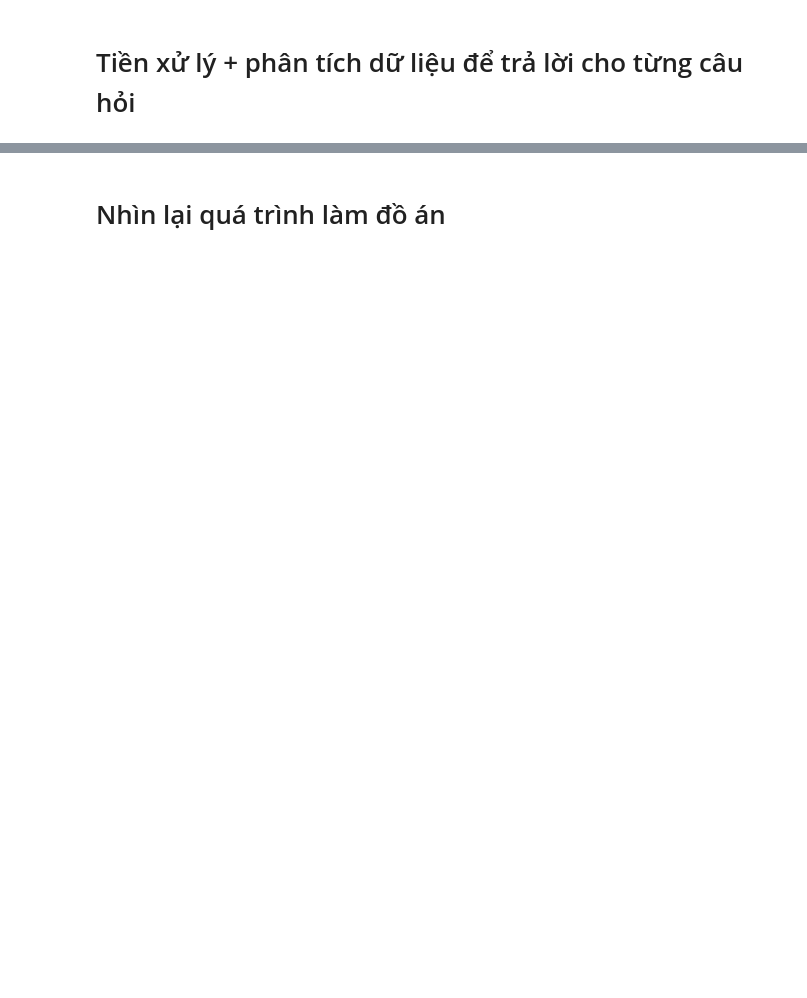
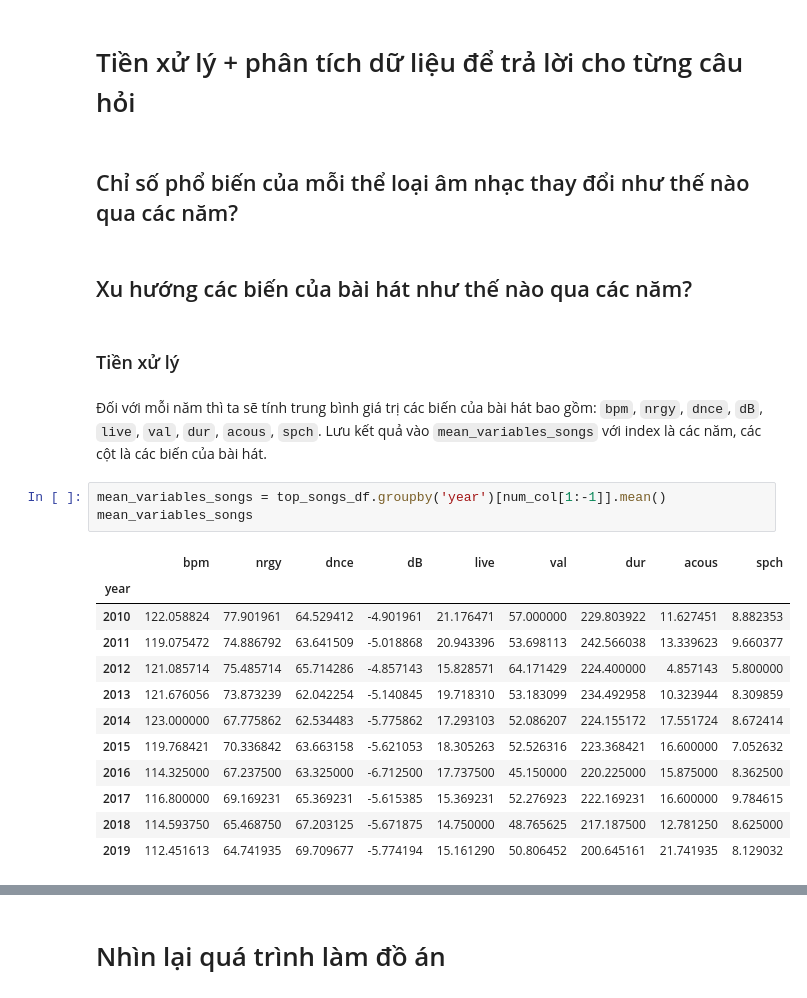
Before and after one commit to DoLienKhoa/P4DS, a Jupyter notebook: Main.ipynb, the cells around one changed output, grey strips where cells are left out. Cells and saved outputs as stored; diff of their text form; blank space fills up the shorter version.

```diff
--- a/Main.ipynb
+++ b/Main.ipynb
@@ -132,2 +132,26 @@ Sau khi đã khám phá dữ liệu và hiểu hơn về dữ liệu, ta thấy
 # %% [markdown]
 # Tiền xử lý + phân tích dữ liệu để trả lời cho từng câu hỏi
+# %% [markdown]
+## Chỉ số phổ biến của mỗi thể loại âm nhạc thay đổi như thế nào qua các năm?
+# %% [markdown]
+## Xu hướng các biến của bài hát như thế nào qua các năm?
+# %% [markdown]
+### Tiền xử lý
+# %% [markdown]
+Đối với mỗi năm thì ta sẽ tính trung bình giá trị các biến của bài hát bao gồm: `bpm`, `nrgy`, `dnce`, `dB`, `live`, `val`, `dur`, `acous`, `spch`. Lưu kết quả vào `mean_variables_songs` với index là các năm, các cột là các biến của bài hát.
+# %%
+mean_variables_songs = top_songs_df.groupby('year')[num_col[1:-1]].mean()
+mean_variables_songs
+# %% [output]
+|  | bpm | nrgy | dnce | dB | live | val | dur | acous | spch |
+| year |  |  |  |  |  |  |  |  |  |
+| 2010 | 122.058824 | 77.901961 | 64.529412 | -4.901961 | 21.176471 | 57.000000 | 229.803922 | 11.627451 | 8.882353 |
+| 2011 | 119.075472 | 74.886792 | 63.641509 | -5.018868 | 20.943396 | 53.698113 | 242.566038 | 13.339623 | 9.660377 |
+| 2012 | 121.085714 | 75.485714 | 65.714286 | -4.857143 | 15.828571 | 64.171429 | 224.400000 | 4.857143 | 5.800000 |
+| 2013 | 121.676056 | 73.873239 | 62.042254 | -5.140845 | 19.718310 | 53.183099 | 234.492958 | 10.323944 | 8.309859 |
+| 2014 | 123.000000 | 67.775862 | 62.534483 | -5.775862 | 17.293103 | 52.086207 | 224.155172 | 17.551724 | 8.672414 |
+| 2015 | 119.768421 | 70.336842 | 63.663158 | -5.621053 | 18.305263 | 52.526316 | 223.368421 | 16.600000 | 7.052632 |
+| 2016 | 114.325000 | 67.237500 | 63.325000 | -6.712500 | 17.737500 | 45.150000 | 220.225000 | 15.875000 | 8.362500 |
+| 2017 | 116.800000 | 69.169231 | 65.369231 | -5.615385 | 15.369231 | 52.276923 | 222.169231 | 16.600000 | 9.784615 |
+| 2018 | 114.593750 | 65.468750 | 67.203125 | -5.671875 | 14.750000 | 48.765625 | 217.187500 | 12.781250 | 8.625000 |
+| 2019 | 112.451613 | 64.741935 | 69.709677 | -5.774194 | 15.161290 | 50.806452 | 200.645161 | 21.741935 | 8.129032 |
```
Also changed, not shown: parts of 8 cells of this notebook.
